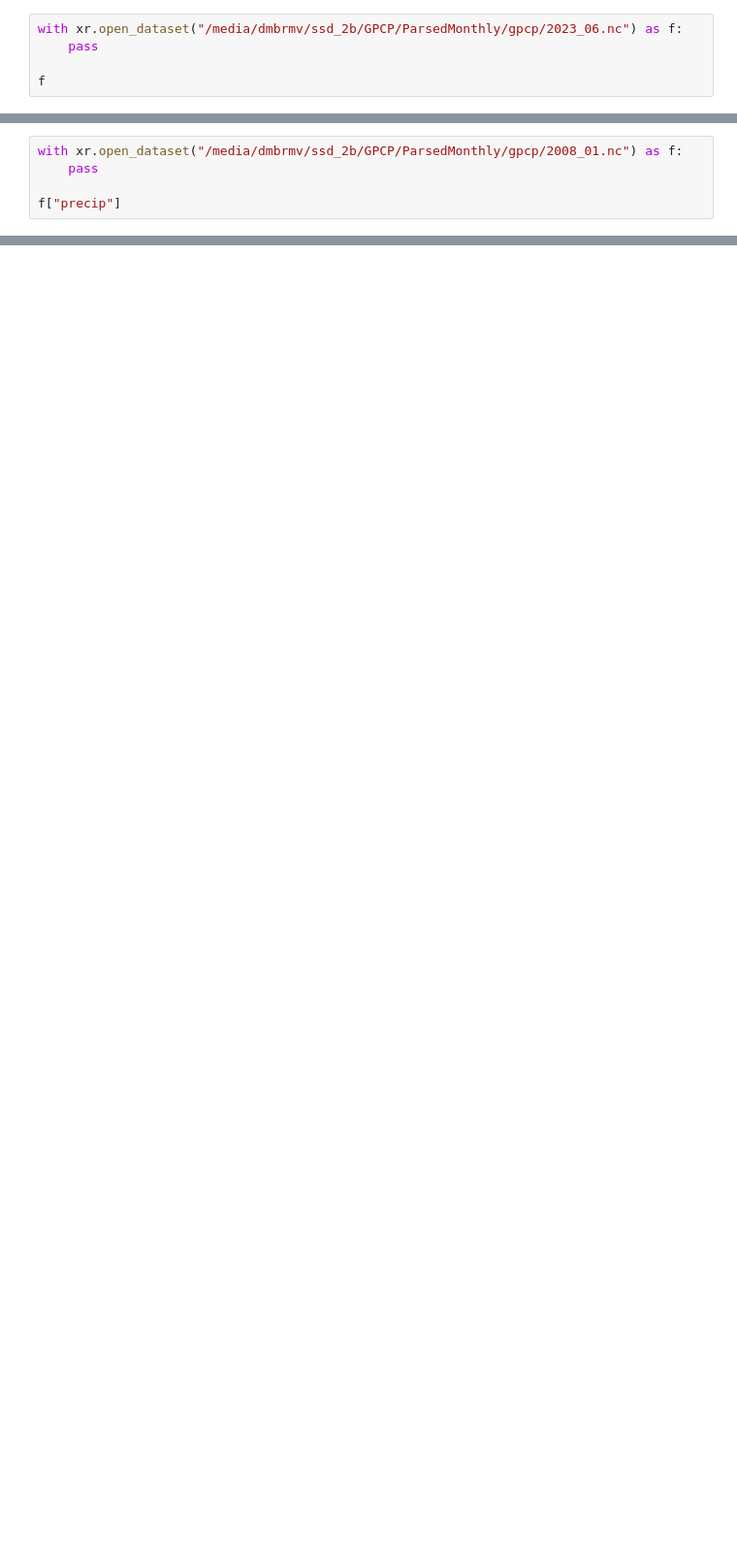
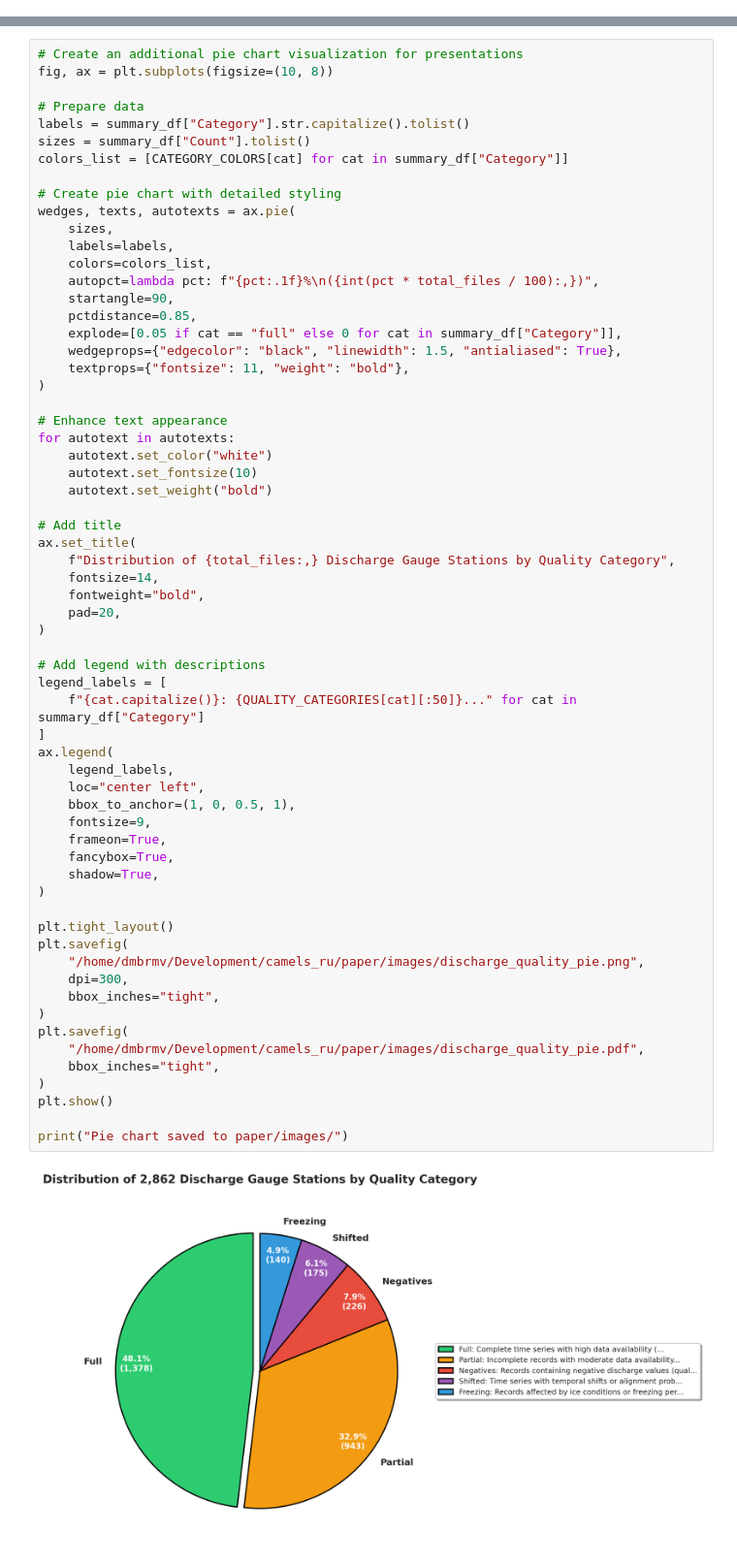
Before and after one commit to HydroInformaticsRu/camels_ru, a Jupyter notebook: notebooks/PaperBook.ipynb, the cells around one changed output, grey strips where cells are left out. Shown: that part at 97% size. Saved outputs shown, nothing was run; the diff lists cells and outputs as text; blank space fills up the shorter version.

```diff
--- a/notebooks/PaperBook.ipynb
+++ b/notebooks/PaperBook.ipynb
@@ -14,5 +0,0 @@ data_dir = Path("/media/dmbrmv/ssd_2b/GPCP")
-# %%
-with xr.open_dataset("/media/dmbrmv/ssd_2b/GPCP/ParsedMonthly/gpcp/2023_06.nc") as f:
-    pass
-
-f
@@ -167,5 +0,0 @@ Data variables:
-# %%
-with xr.open_dataset("/media/dmbrmv/ssd_2b/GPCP/ParsedMonthly/gpcp/2008_01.nc") as f:
-    pass
-
-f["precip"]
@@ -183,0 +775,65 @@ Attributes:
+# %%
+# Create an additional pie chart visualization for presentations
+fig, ax = plt.subplots(figsize=(10, 8))
+
+# Prepare data
+labels = summary_df["Category"].str.capitalize().tolist()
+sizes = summary_df["Count"].tolist()
+colors_list = [CATEGORY_COLORS[cat] for cat in summary_df["Category"]]
+
+# Create pie chart with detailed styling
+wedges, texts, autotexts = ax.pie(
+    sizes,
+    labels=labels,
+    colors=colors_list,
+    autopct=lambda pct: f"{pct:.1f}%\n({int(pct * total_files / 100):,})",
+    startangle=90,
+    pctdistance=0.85,
+    explode=[0.05 if cat == "full" else 0 for cat in summary_df["Category"]],
+    wedgeprops={"edgecolor": "black", "linewidth": 1.5, "antialiased": True},
+    textprops={"fontsize": 11, "weight": "bold"},
+)
+
+# Enhance text appearance
+for autotext in autotexts:
+    autotext.set_color("white")
+    autotext.set_fontsize(10)
+    autotext.set_weight("bold")
+
+# Add title
+ax.set_title(
+    f"Distribution of {total_files:,} Discharge Gauge Stations by Quality Category",
+    fontsize=14,
+    fontweight="bold",
+    pad=20,
+)
+
+# Add legend with descriptions
+legend_labels = [
+    f"{cat.capitalize()}: {QUALITY_CATEGORIES[cat][:50]}..." for cat in summary_df["Category"]
+]
+ax.legend(
+    legend_labels,
+    loc="center left",
+    bbox_to_anchor=(1, 0, 0.5, 1),
+    fontsize=9,
+    frameon=True,
+    fancybox=True,
+    shadow=True,
+)
+
+plt.tight_layout()
+plt.savefig(
+    "/home/dmbrmv/Development/camels_ru/paper/images/discharge_quality_pie.png",
+    dpi=300,
+    bbox_inches="tight",
+)
+plt.savefig(
+    "/home/dmbrmv/Development/camels_ru/paper/images/discharge_quality_pie.pdf",
+    bbox_inches="tight",
+)
+plt.show()
+
+print("Pie chart saved to paper/images/")
+# %% [output]
+[figure, added]
```
Also changed, not shown: parts of 20 cells of this notebook, 39 other files.
